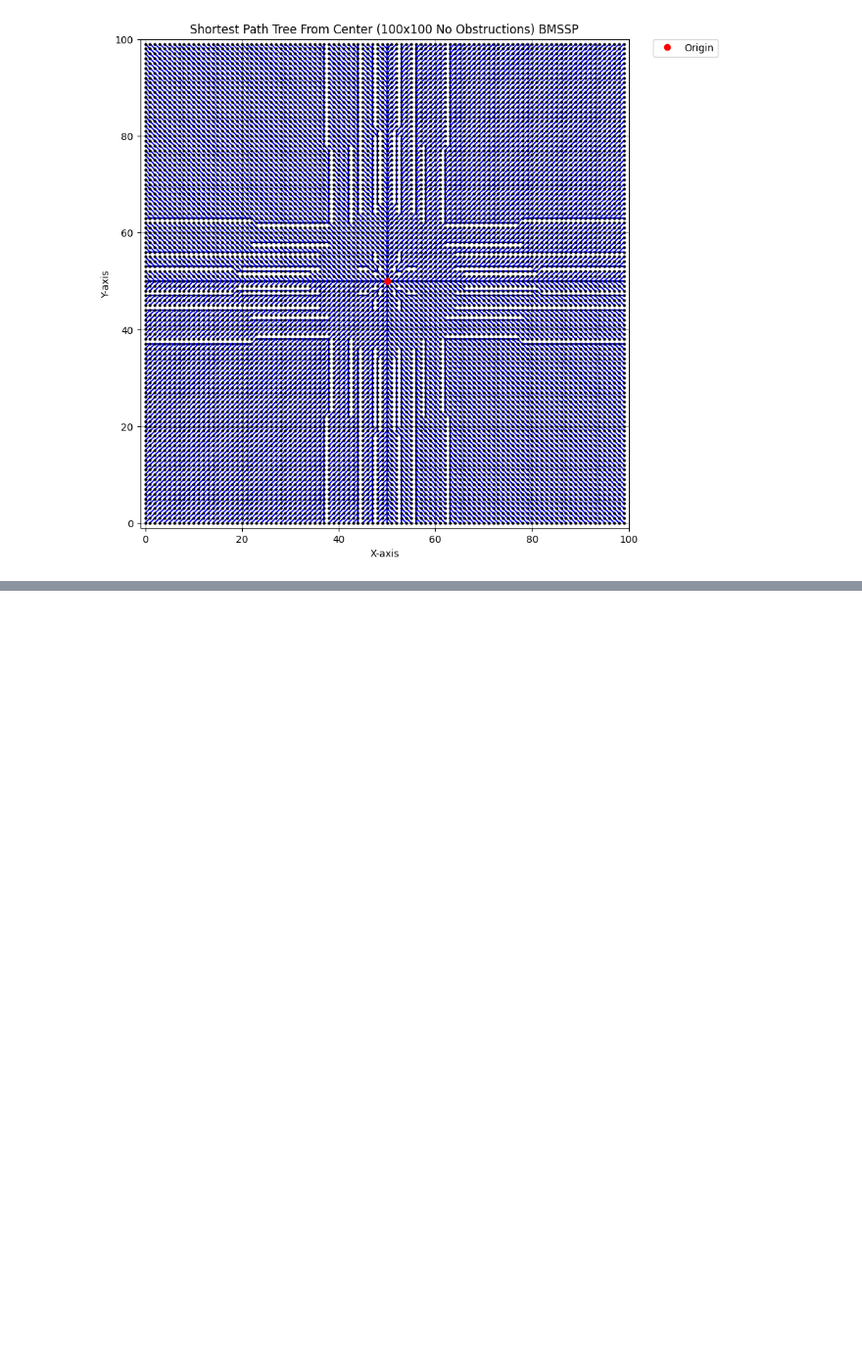
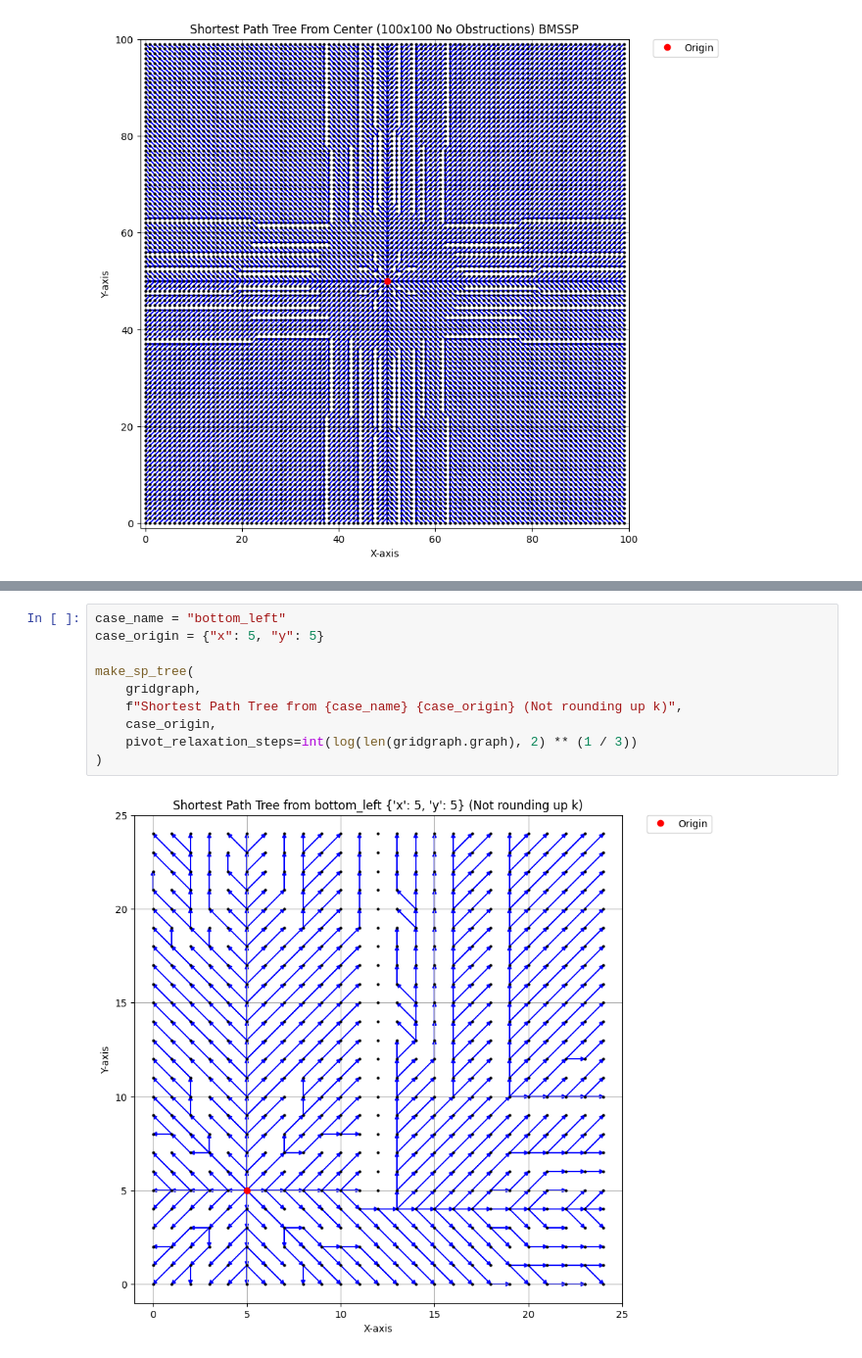
Before and after one commit to connor-makowski/bmsspy, a Jupyter notebook: benchmarking/sp_tree.ipynb, the cells around one changed output, grey strips where cells are left out. Shown at 98% size. Cells and saved outputs as stored; diff of their text form; blank space fills up the shorter version.

```diff
--- a/benchmarking/sp_tree.ipynb
+++ b/benchmarking/sp_tree.ipynb
@@ -114,0 +127,12 @@ make_sp_tree(blank_gridgraph, f"Shortest Path Tree From Center ({x_size}x{y_size
+# %%
+case_name = "bottom_left"
+case_origin = {"x": 5, "y": 5}
+
+make_sp_tree(
+    gridgraph,
+    f"Shortest Path Tree from {case_name} {case_origin} (Not rounding up k)",
+    case_origin,
+    pivot_relaxation_steps=int(log(len(gridgraph.graph), 2) ** (1 / 3))
+)
+# %% [output]
+[figure, added]
```
Also changed, not shown: parts of 5 cells of this notebook, 1 other file.
